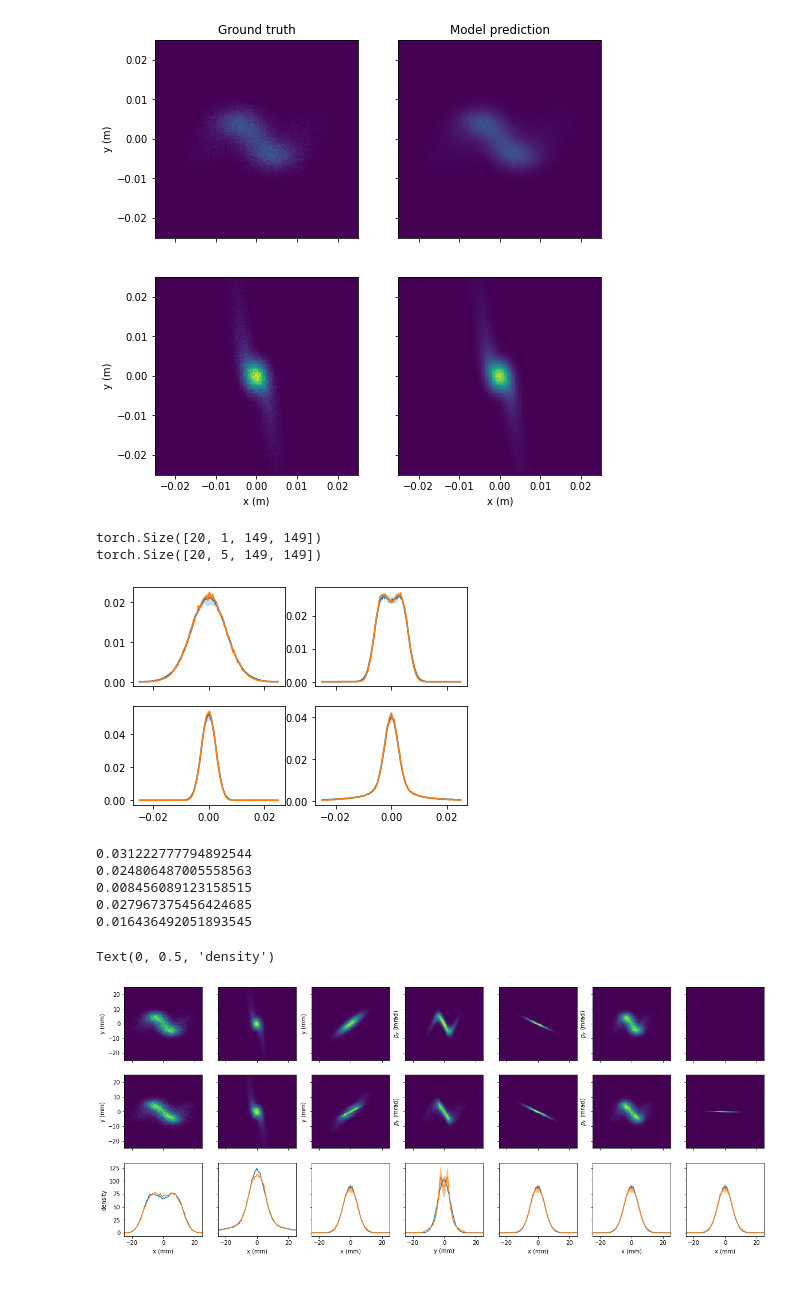
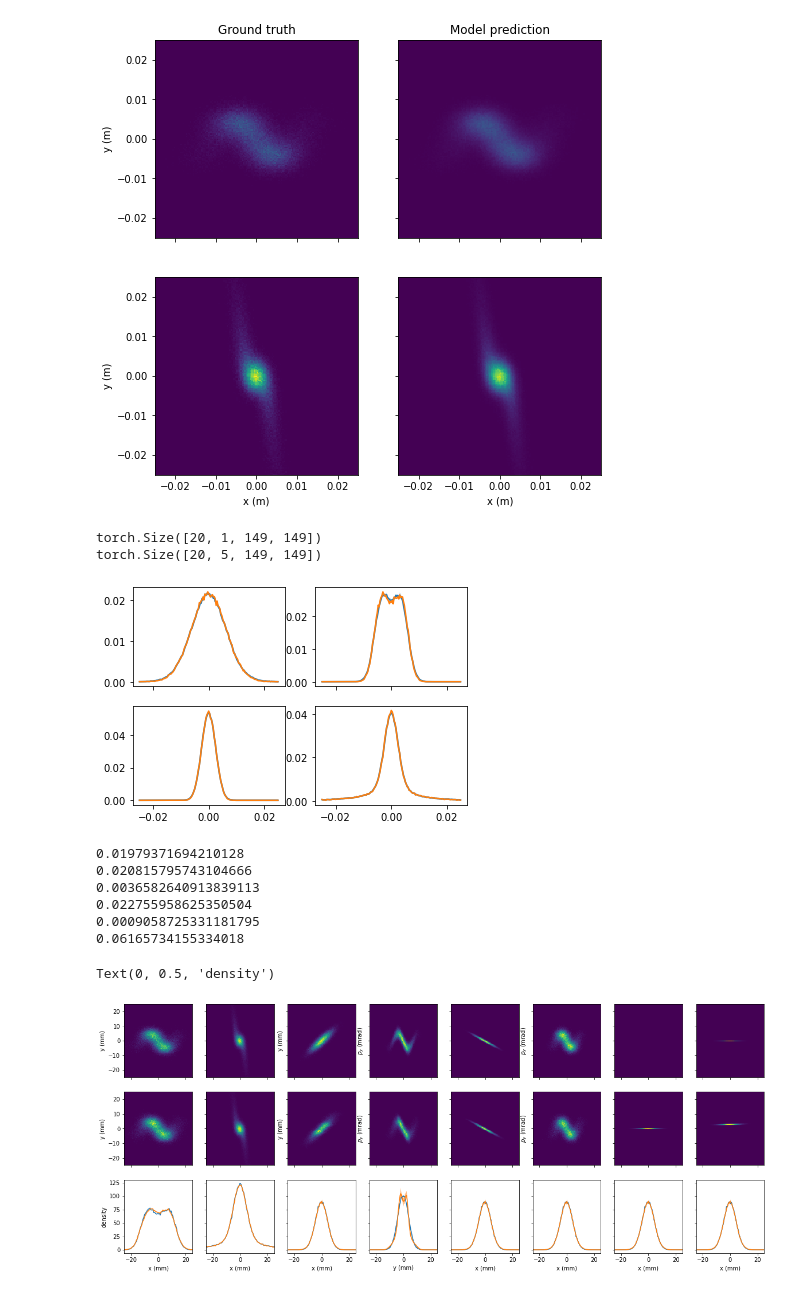
Before and after one commit to roussel-ryan/gpsr, a Jupyter notebook: test_case/model_analysis.ipynb, the cells around one changed output. Saved outputs shown, nothing was run; the diff lists cells and outputs as text; code cells hidden in the pictures.

```diff
--- a/test_case/model_analysis.ipynb
+++ b/test_case/model_analysis.ipynb
@@ -67,7 +67,7 @@ defaults = {
 }
 
 module_kwargs = {
-    "initial_beam": InitialBeam(100000, n_hidden=2, width=200, **defaults),
+    "initial_beam": InitialBeam(100000, n_hidden=2, width=50, **defaults),
     "transport": QuadScanTransport(torch.tensor(0.1), torch.tensor(1.0)),
     "imager": Imager(bins, bandwidth)
 }
@@ -241,7 +241,7 @@ fig = compare_image_projections(xx[0].T[0], model_pred[image_slice], all_images[
 # %% [output]
 torch.Size([20, 1, 149, 149])
 torch.Size([20, 5, 149, 149])
-[figure, old version]
+[figure, new version]
 # %%
 # compare initial beam distributions
 from torch_track import Beam
@@ -259,7 +259,7 @@ pred_initial_beams = [ele.beam_generator() for ele in ensemble]
 # %%
 from visualization import add_image, add_projection, add_image_projection
 import numpy as np
-pairs = [["x","y"],["y","yp"],["x", "xp"],["x","yp"],["x","z"]]
+pairs = [["x","y"],["y","yp"],["x", "xp"],["x","yp"],["x","z"],["x","pz"]]
 fig,ax = plt.subplots(3,len(pairs)+2, sharex="col",sharey="row")
 fig.set_size_inches(20,8)
 
@@ -297,39 +297,40 @@ for j, idx in enumerate(idxs):
     ax[1][j].pcolor(xx[0]*1e3,xx[1]*1e3, model_pred[idx,0])
 
     ax[0][j].collections[0].set_rasterized(True)
 
     for ele in [all_images, model_pred]:
         proj = ele[idx,0].sum(dim=0)
         proj = proj / (proj.sum()*(plot_bins[-1]- plot_bins[-2]))
 
         ax[2,j].plot(plot_bins*1e3*2, proj)
 
     ax[0][j].set_xlim(-25,25)
     ax[0][j].set_ylim(-25,25)
     ax[1][j].set_ylim(-25,25)
 
 # set rasterization for pcolor
 for k in range(ax.shape[-1]):
     ax[0,k].collections[0].set_rasterized(True)
     ax[1,k].collections[0].set_rasterized(True)
 
 
 ax[-1,0].set_xlabel('x (mm)')
 ax[-1,1].set_xlabel('x (mm)')
 
 ax[0,0].set_ylabel('y (mm)')
 ax[1,0].set_ylabel('y (mm)')
 ax[2,0].set_ylabel('density')
 
 #fig.savefig("testfig.svg")
 # %% [output]
-0.031222777794892544
-0.024806487005558563
-0.008456089123158515
-0.027967375456424685
-0.016436492051893545
+0.01979371694210128
+0.020815795743104666
+0.0036582640913839113
+0.022755958625350504
+0.0009058725331181795
+0.06165734155334018
 Text(0, 0.5, 'density')
-[figure, old version]
+[figure, new version]
 # %%
 # calculate the covariances
 #torch.cov(gt_initial_beam.data.T)[:2,:2].det().sqrt()
```
Also changed, not shown: parts of 5 cells of this notebook, 4 other files.
